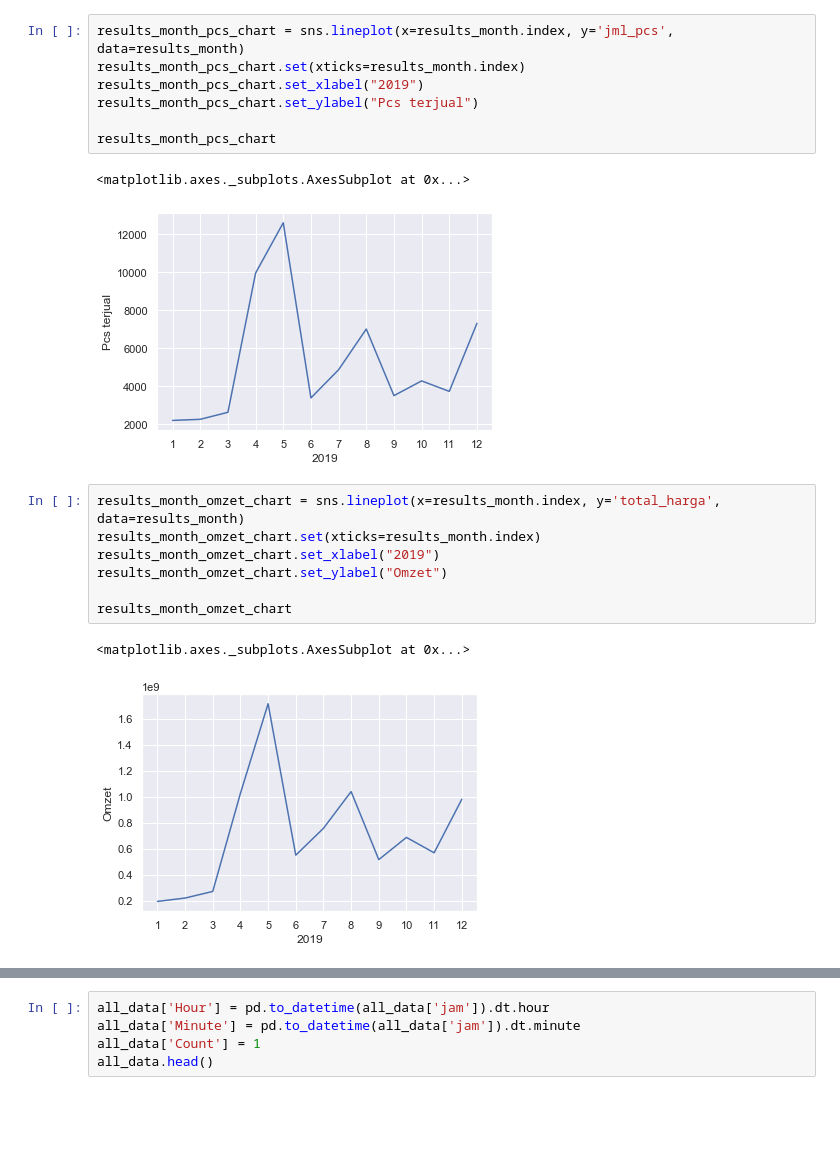
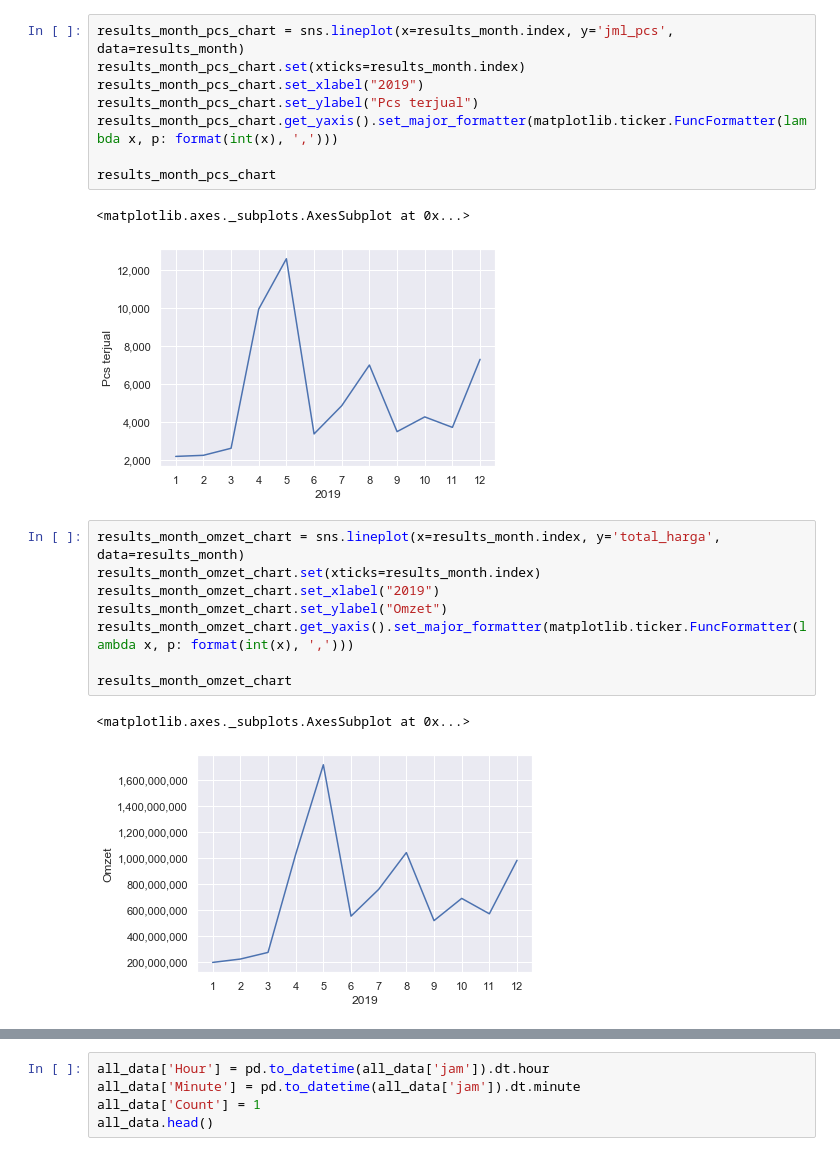
Before and after one commit to rifqisulistya/sales-analysis, a Jupyter notebook: Ammar.ipynb, the cells around one changed output, grey strips where cells are left out. Drawn from its saved outputs; the diff is of its cells as text; blank space fills up the shorter version.

```diff
--- a/Ammar.ipynb
+++ b/Ammar.ipynb
@@ -48,21 +49,23 @@ results_month_pcs_chart = sns.lineplot(x=results_month.index, y='jml_pcs', data=
 results_month_pcs_chart.set(xticks=results_month.index)
 results_month_pcs_chart.set_xlabel("2019")
 results_month_pcs_chart.set_ylabel("Pcs terjual")
+results_month_pcs_chart.get_yaxis().set_major_formatter(matplotlib.ticker.FuncFormatter(lambda x, p: format(int(x), ',')))
 
 results_month_pcs_chart
 # %% [output]
 <matplotlib.axes._subplots.AxesSubplot at 0x...>
-[figure, old version]
+[figure, new version]
 # %%
 results_month_omzet_chart = sns.lineplot(x=results_month.index, y='total_harga', data=results_month)
 results_month_omzet_chart.set(xticks=results_month.index)
 results_month_omzet_chart.set_xlabel("2019")
 results_month_omzet_chart.set_ylabel("Omzet")
+results_month_omzet_chart.get_yaxis().set_major_formatter(matplotlib.ticker.FuncFormatter(lambda x, p: format(int(x), ',')))
 
 results_month_omzet_chart
 # %% [output]
 <matplotlib.axes._subplots.AxesSubplot at 0x...>
-[figure, old version]
+[figure, new version]
 # %%
 results_kab = all_data.groupby('kabupaten').sum()
 
```
Also changed, not shown: parts of 15 cells of this notebook.
